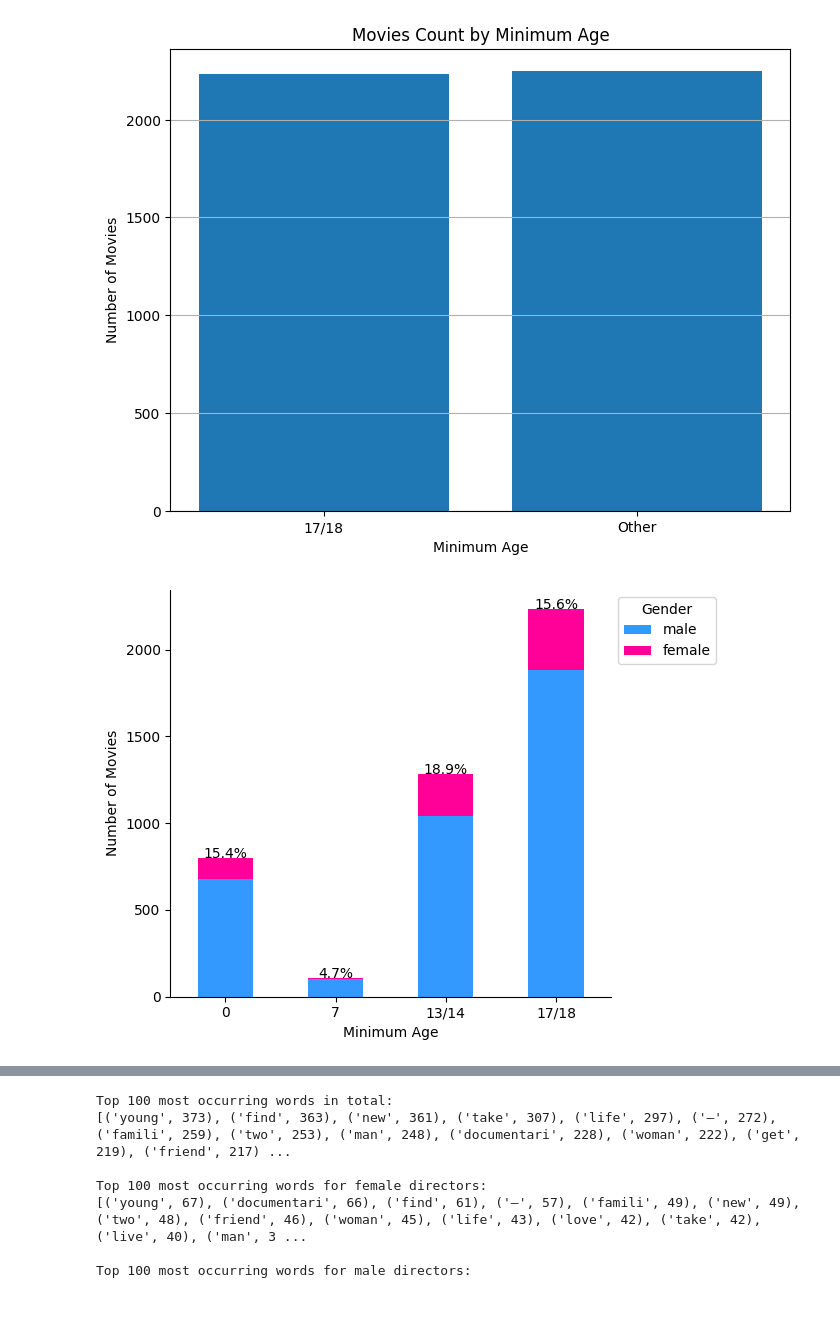
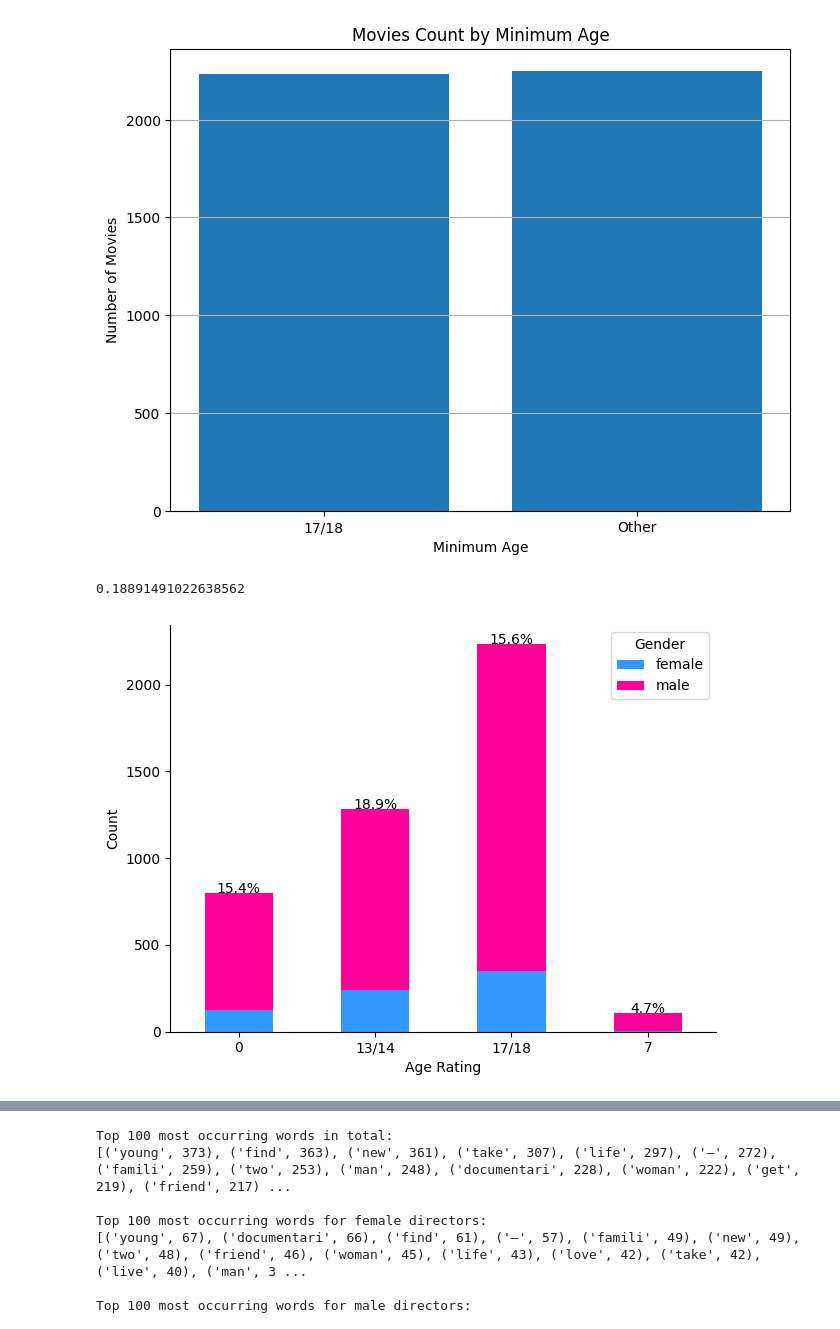
Before and after one commit to kekskatze/data-bootcamp-2024, a Jupyter notebook: evaluation.ipynb, the cells around one changed output, grey strips where cells are left out. Saved outputs shown, nothing was run; the diff lists cells and outputs as text; code cells hidden in the pictures.

```diff
--- a/evaluation.ipynb
+++ b/evaluation.ipynb
@@ -242,42 +202,43 @@ plt.grid(axis='y')
 plt.show()
 # %% [output]
 [figure]
+# %%
+len(nettit_directors[nettit_directors['min_age'] == '7']) / len(nettit_directors)
+df_13 = nettit_directors[nettit_directors['min_age'] == '13/14']
+len(df_13[df_13['gender'] == 'female']) / len(df_13)
+# %% [output]
+0.18891491022638562
 # %%
 df = nettit_directors
 df = df[df['min_age'] != -1]
 
 grouped = df.groupby(['min_age', 'gender']).size().unstack(fill_value=0)
 
-# Plotting
 fig, ax = plt.subplots()
 
-# Reversing the order of columns to make male on the bottom and female on top
-grouped = grouped.iloc[:, ::-1]
+#grouped = grouped.iloc[:, ::-1]
 order = ['0', '7', '13/14', '17/18']
-grouped = grouped.reindex(order)
+#grouped = grouped.reindex(order)
 
-# Stacked bar plot
 grouped.plot(kind='bar', stacked=True, color=['#3399ff', '#ff0099'], ax=ax)
 
-# Calculate and add percentage labels
 totals = grouped.sum(axis=1)
 for i, v in enumerate(totals):
     ax.text(i, v + 1, f"{(grouped.loc[grouped.index[i], 'female'] / v * 100):.1f}%", color='black', ha='center')
 
-# Add legend and labels
 ax.legend(title='Gender', bbox_to_anchor=(1, 1))
-ax.set_xlabel('Minimum Age')
+ax.set_xlabel('Age Rating')
 ax.set_ylabel('Count')
 
 ax.spines['top'].set_visible(False)
 ax.spines['right'].set_visible(False)
 
 plt.xticks(rotation=0)
 
 plt.tight_layout()
 plt.show()
 # %% [output]
-[figure, old version]
+[figure, new version]
 # %%
 from omdbapi.movie_search import GetMovie
 movie = GetMovie(api_key='677dd38a')
```
Also changed, not shown: parts of 18 cells of this notebook.
